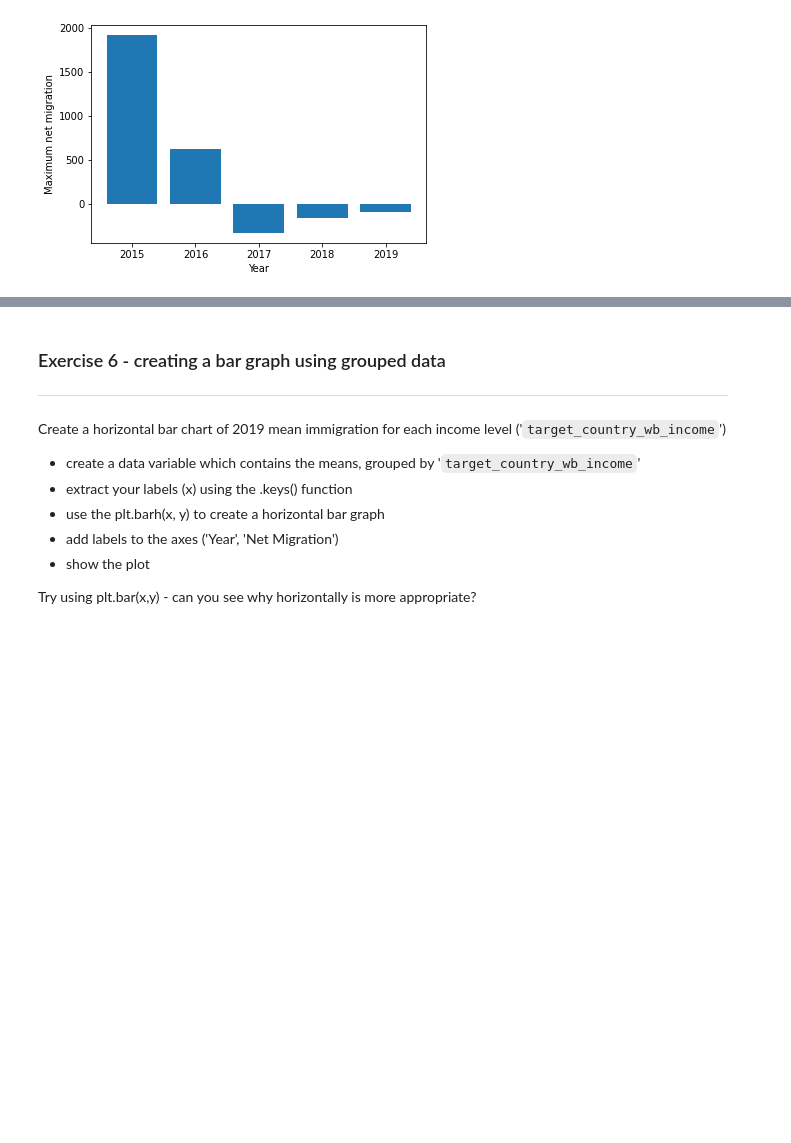
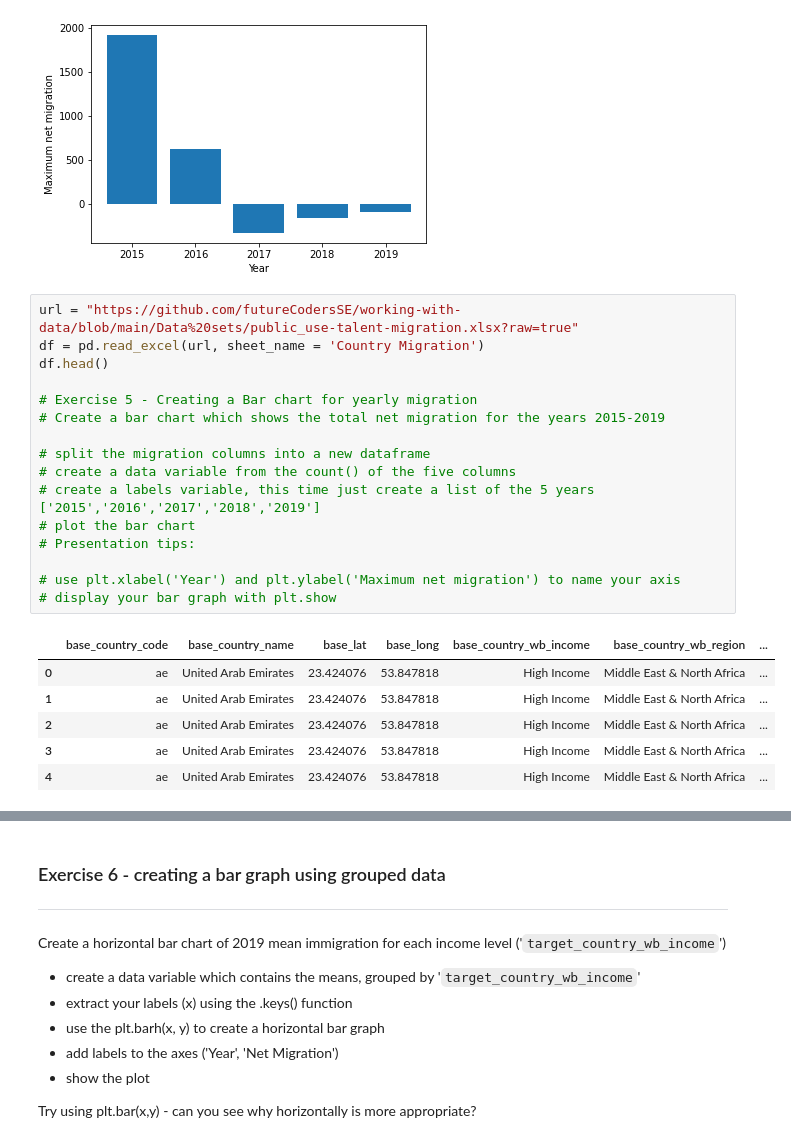
Before and after one commit to Jojomaque/DataScience, a Jupyter notebook: Jojo_Correlation_and_visualisation.ipynb, the cells around one changed output, grey strips where cells are left out. Saved outputs shown, nothing was run; the diff lists cells and outputs as text; blank space fills up the shorter version.

```diff
--- a/Jojo_Correlation_and_visualisation.ipynb
+++ b/Jojo_Correlation_and_visualisation.ipynb
@@ -483,3 +483,26 @@ net_per_10K_2019     -94.34
 dtype: float64
 <function matplotlib.pyplot.show>
 [figure]
+# %%
+url = "https://github.com/futureCodersSE/working-with-data/blob/main/Data%20sets/public_use-talent-migration.xlsx?raw=true"
+df = pd.read_excel(url, sheet_name = 'Country Migration')
+df.head()
+
+# Exercise 5 - Creating a Bar chart for yearly migration
+# Create a bar chart which shows the total net migration for the years 2015-2019
+
+# split the migration columns into a new dataframe
+# create a data variable from the count() of the five columns
+# create a labels variable, this time just create a list of the 5 years ['2015','2016','2017','2018','2019']
+# plot the bar chart
+# Presentation tips:
+
+# use plt.xlabel('Year') and plt.ylabel('Maximum net migration') to name your axis
+# display your bar graph with plt.show
+# %% [output]
+|  | base_country_code | base_country_name | base_lat | base_long | base_country_wb_income | base_country_wb_region | ... |
+| 0 | ae | United Arab Emirates | 23.424076 | 53.847818 | High Income | Middle East & North Africa | ... |
+| 1 | ae | United Arab Emirates | 23.424076 | 53.847818 | High Income | Middle East & North Africa | ... |
+| 2 | ae | United Arab Emirates | 23.424076 | 53.847818 | High Income | Middle East & North Africa | ... |
+| 3 | ae | United Arab Emirates | 23.424076 | 53.847818 | High Income | Middle East & North Africa | ... |
+| 4 | ae | United Arab Emirates | 23.424076 | 53.847818 | High Income | Middle East & North Africa | ... |
```
Also changed, not shown: parts of 1 cell of this notebook.
